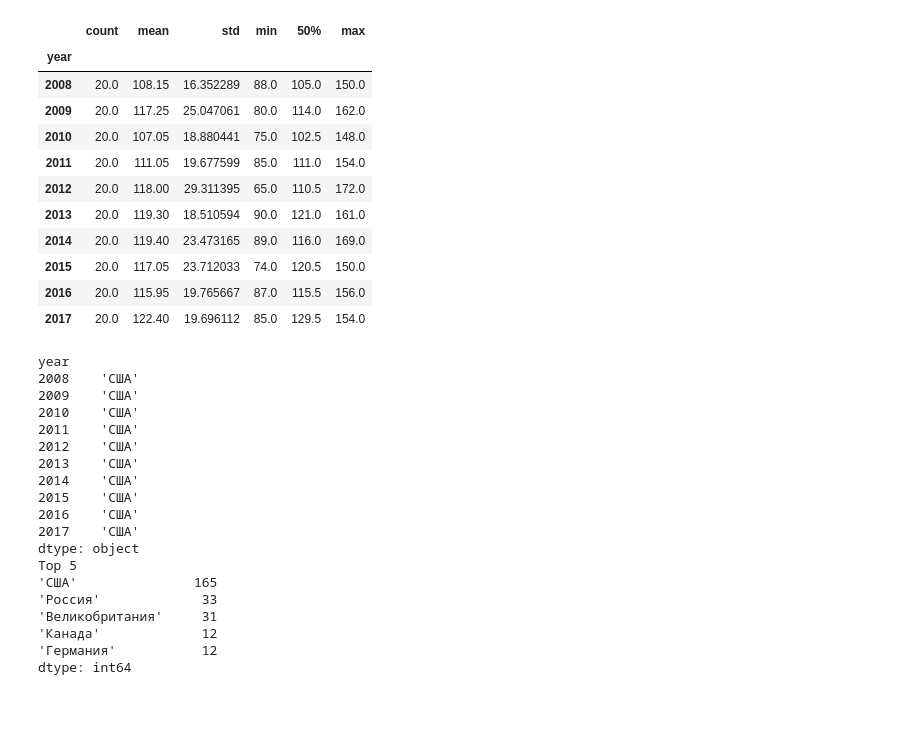
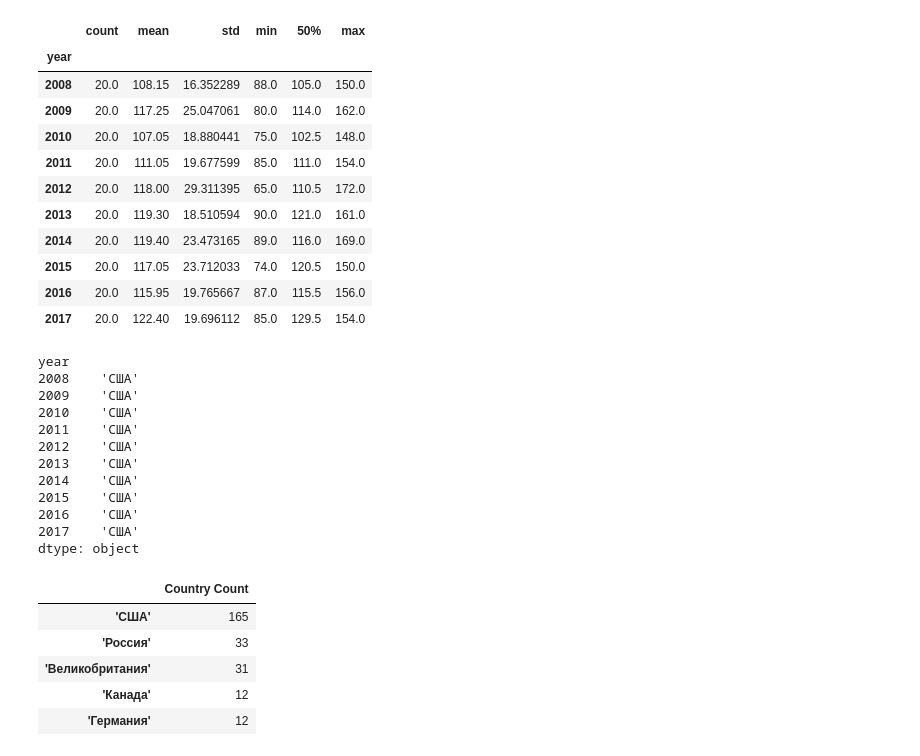
Before and after one commit to andrei-sanich/top20_analyse_Russia_box_office, a Jupyter notebook: top-20_analyse_Russia_box_office.ipynb, the cells around one changed output. Cells and saved outputs as stored; diff of their text form; code cells hidden in the pictures; blank space fills up the shorter version.

```diff
--- a/top-20_analyse_Russia_box_office.ipynb
+++ b/top-20_analyse_Russia_box_office.ipynb
@@ -133,9 +121,7 @@ countries = sorted(countries)
 
 for country in countries:
     df[country] = [country in movie for movie in df.countries]
-print(df.groupby(['year'])[countries].sum().idxmax(axis=1))
-print('Top 5')
-print(df[countries].sum().sort_values(ascending = False).head(5))
+df.groupby(['year'])[countries].sum().idxmax(axis=1)
 # %% [output]
 year
 2008    'США'
@@ -149,10 +135,13 @@ year
 2016    'США'
 2017    'США'
 dtype: object
-Top 5
-'США'               165
-'Россия'             33
-'Великобритания'     31
-'Канада'             12
-'Германия'           12
-dtype: int64
+# %%
+country_count = df[countries].sum().sort_values(ascending = False).head(5)
+pd.DataFrame({'Country Count': country_count})
+# %% [output]
+|  | Country Count |
+| 'США' | 165 |
+| 'Россия' | 33 |
+| 'Великобритания' | 31 |
+| 'Канада' | 12 |
+| 'Германия' | 12 |
```
Also changed, not shown: parts of 2 cells of this notebook.
